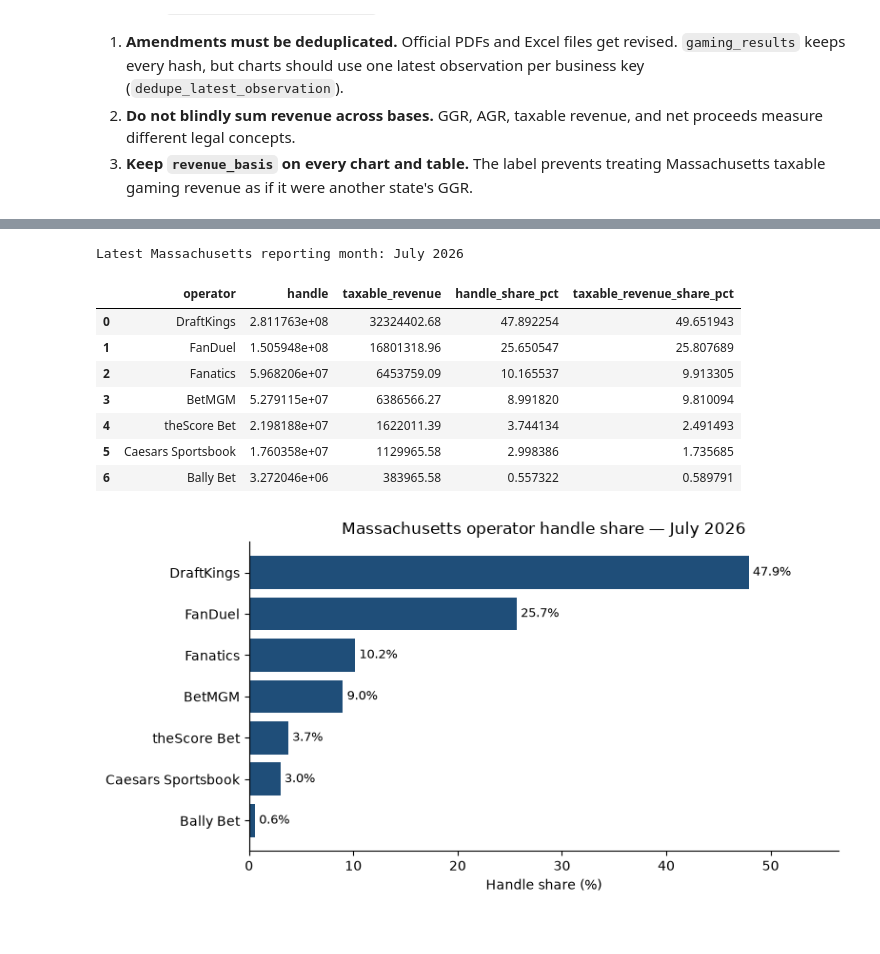
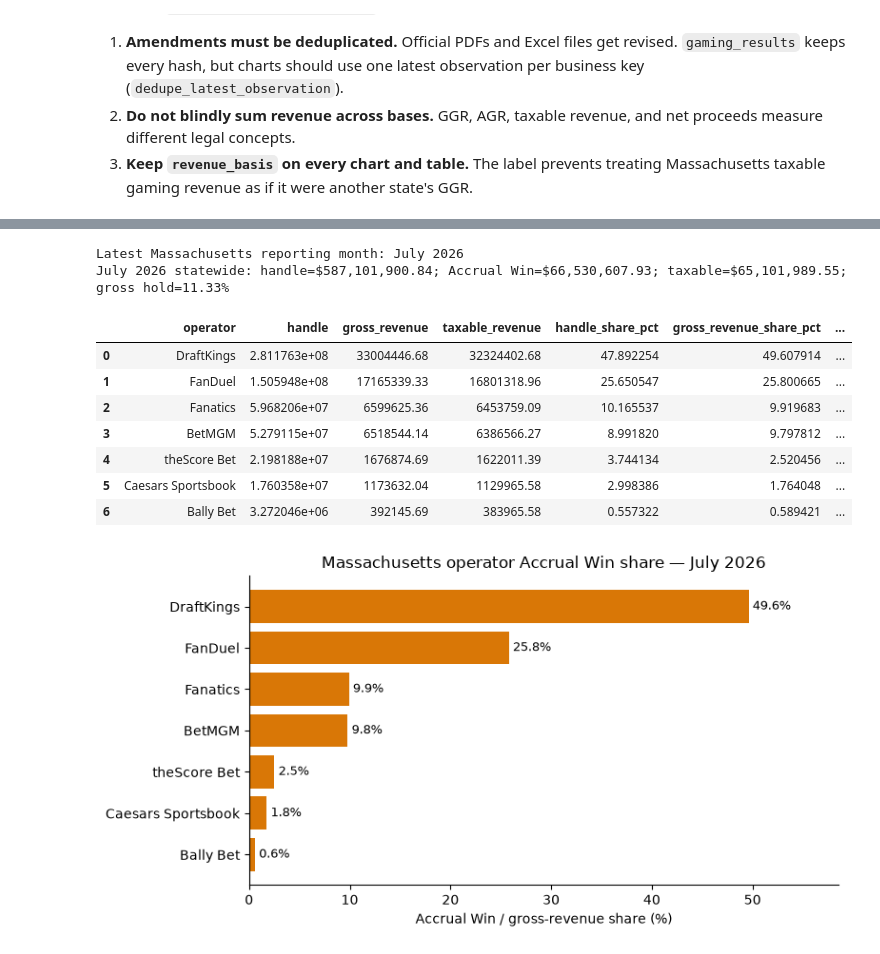
Before and after one commit to seangelb/researchOS, a Jupyter notebook: notebooks/40_sqlite_ggr_analysis.ipynb, the cells around one changed output, grey strips where cells are left out. Cells and saved outputs as stored; diff of their text form; code cells hidden in the pictures.

Commit message:
Refresh gaming analysis and cross-state methodology after MA enrichment
Co-authored-by: Cursor <cursoragent@cursor.com>

```diff
--- a/notebooks/40_sqlite_ggr_analysis.ipynb
+++ b/notebooks/40_sqlite_ggr_analysis.ipynb
@@ -222,5 +234,6 @@ display(ma_monthly.tail(3))
 # %%
 COLOR_HANDLE = "#1f4e79"
+COLOR_ACCRUAL = "#d97706"
 COLOR_TAXABLE = "#2a9d8f"
 COLOR_HOLD = "#bc4749"
 
@@ -235,29 +248,40 @@ axes[0].spines["right"].set_visible(False)
 
 axes[1].plot(
     ma_monthly["period_start"],
+    ma_monthly["gross_revenue"] / 1e6,
+    color=COLOR_ACCRUAL,
+    linewidth=2,
+    label="Accrual Win",
+)
+axes[1].plot(
+    ma_monthly["period_start"],
     ma_monthly["taxable_revenue"] / 1e6,
     color=COLOR_TAXABLE,
     linewidth=2,
+    label="Taxable Gaming Revenue",
 )
 axes[1].set_ylabel("USD millions")
-axes[1].set_title("Massachusetts monthly taxable gaming revenue")
+axes[1].set_title("Massachusetts Accrual Win and Taxable Gaming Revenue")
+axes[1].legend(frameon=False, loc="upper left")
 axes[1].grid(axis="y", linestyle=":", alpha=0.5)
 axes[1].spines["top"].set_visible(False)
 axes[1].spines["right"].set_visible(False)
 
 axes[2].plot(
     ma_monthly["period_start"],
-    ma_monthly["taxable_revenue_hold_pct"],
+    ma_monthly["gross_hold_pct"],
     color=COLOR_HOLD,
     linewidth=2,
 )
 axes[2].set_ylabel("Hold %")
-axes[2].set_title("Massachusetts taxable-revenue hold percentage")
+axes[2].set_title("Massachusetts gross hold (Accrual Win / settled handle)")
 axes[2].grid(axis="y", linestyle=":", alpha=0.5)
 axes[2].spines["top"].set_visible(False)
 axes[2].spines["right"].set_visible(False)
 
-locator = mdates.MonthLocator(bymonth=(1, 7))
+locator = mdates.AutoDateLocator(minticks=4, maxticks=7)
+locator.intervald[mdates.YEARLY] = [1, 2]
+locator.intervald[mdates.MONTHLY] = [1, 2, 3, 4, 6]
 formatter = mdates.ConciseDateFormatter(locator)
 for axis in axes:
     axis.xaxis.set_major_locator(locator)
@@ -270,50 +294,64 @@ plt.show()
 # %%
 latest_ma_month = ma_monthly["period_start"].iloc[-1]
 latest_ma_label = latest_ma_month.strftime("%B %Y")
 print(f"Latest Massachusetts reporting month: {latest_ma_label}")
+assert latest_ma_label == "July 2026", f"Expected July 2026 as latest MA month, got {latest_ma_label}"
 
 ma_latest_ops = ma_operators.loc[
     pd.to_datetime(ma_operators["period_start"]) == latest_ma_month
 ].copy()
-handle_total = ma_latest_ops["handle"].sum()
-taxable_total = ma_latest_ops["taxable_revenue"].sum()
+handle_total = float(ma_latest_ops["handle"].sum())
+gross_total = float(ma_latest_ops["gross_revenue"].sum())
+taxable_total = float(ma_latest_ops["taxable_revenue"].sum())
+gross_hold_pct = 100.0 * gross_total / handle_total
 
-ma_shares = ma_latest_ops.loc[:, ["operator", "handle", "taxable_revenue"]].copy()
+print(
+    f"{latest_ma_label} statewide: handle=${handle_total:,.2f}; "
+    f"Accrual Win=${gross_total:,.2f}; taxable=${taxable_total:,.2f}; "
+    f"gross hold={gross_hold_pct:.2f}%"
+)
+
+ma_shares = ma_latest_ops.loc[
+    :, ["operator", "handle", "gross_revenue", "taxable_revenue"]
+].copy()
 ma_shares["handle_share_pct"] = 100.0 * ma_shares["handle"] / handle_total
+ma_shares["gross_revenue_share_pct"] = 100.0 * ma_shares["gross_revenue"] / gross_total
 ma_shares["taxable_revenue_share_pct"] = 100.0 * ma_shares["taxable_revenue"] / taxable_total
-ma_shares = ma_shares.sort_values("handle_share_pct", ascending=False).reset_index(drop=True)
+ma_shares["gross_hold_pct"] = 100.0 * ma_shares["gross_revenue"] / ma_shares["handle"]
+ma_shares = ma_shares.sort_values("gross_revenue_share_pct", ascending=False).reset_index(drop=True)
 display(ma_shares)
 
-plot_frame = ma_shares.sort_values("handle_share_pct")
+plot_frame = ma_shares.sort_values("gross_revenue_share_pct")
 fig, ax = plt.subplots(figsize=(8, 4.2))
-bars = ax.barh(plot_frame["operator"], plot_frame["handle_share_pct"], color=COLOR_HANDLE)
-ax.set_xlabel("Handle share (%)")
-ax.set_title(f"Massachusetts operator handle share — {latest_ma_label}")
-ax.set_xlim(0, plot_frame["handle_share_pct"].max() * 1.18)
+bars = ax.barh(plot_frame["operator"], plot_frame["gross_revenue_share_pct"], color=COLOR_ACCRUAL)
+ax.set_xlabel("Accrual Win / gross-revenue share (%)")
+ax.set_title(f"Massachusetts operator Accrual Win share — {latest_ma_label}")
+ax.set_xlim(0, plot_frame["gross_revenue_share_pct"].max() * 1.18)
 ax.spines["top"].set_visible(False)
 ax.spines["right"].set_visible(False)
 ax.grid(False)
-for bar, value in zip(bars, plot_frame["handle_share_pct"]):
+for bar, value in zip(bars, plot_frame["gross_revenue_share_pct"]):
     ax.text(
         value + 0.4,
         bar.get_y() + bar.get_height() / 2,
         f"{value:.1f}%",
         va="center",
         fontsize=9,
     )
 fig.tight_layout()
 plt.show()
 # %% [output]
 Latest Massachusetts reporting month: July 2026
+July 2026 statewide: handle=$587,101,900.84; Accrual Win=$66,530,607.93; taxable=$65,101,989.55; gross hold=11.33%
-|  | operator | handle | taxable_revenue | handle_share_pct | taxable_revenue_share_pct |
-| 0 | DraftKings | 2.811763e+08 | 32324402.68 | 47.892254 | 49.651943 |
-| 1 | FanDuel | 1.505948e+08 | 16801318.96 | 25.650547 | 25.807689 |
-| 2 | Fanatics | 5.968206e+07 | 6453759.09 | 10.165537 | 9.913305 |
-| 3 | BetMGM | 5.279115e+07 | 6386566.27 | 8.991820 | 9.810094 |
-| 4 | theScore Bet | 2.198188e+07 | 1622011.39 | 3.744134 | 2.491493 |
-| 5 | Caesars Sportsbook | 1.760358e+07 | 1129965.58 | 2.998386 | 1.735685 |
-| 6 | Bally Bet | 3.272046e+06 | 383965.58 | 0.557322 | 0.589791 |
+|  | operator | handle | gross_revenue | taxable_revenue | handle_share_pct | gross_revenue_share_pct | ... |
+| 0 | DraftKings | 2.811763e+08 | 33004446.68 | 32324402.68 | 47.892254 | 49.607914 | ... |
+| 1 | FanDuel | 1.505948e+08 | 17165339.33 | 16801318.96 | 25.650547 | 25.800665 | ... |
+| 2 | Fanatics | 5.968206e+07 | 6599625.36 | 6453759.09 | 10.165537 | 9.919683 | ... |
+| 3 | BetMGM | 5.279115e+07 | 6518544.14 | 6386566.27 | 8.991820 | 9.797812 | ... |
+| 4 | theScore Bet | 2.198188e+07 | 1676874.69 | 1622011.39 | 3.744134 | 2.520456 | ... |
+| 5 | Caesars Sportsbook | 1.760358e+07 | 1173632.04 | 1129965.58 | 2.998386 | 1.764048 | ... |
+| 6 | Bally Bet | 3.272046e+06 | 392145.69 | 383965.58 | 0.557322 | 0.589421 | ... |
-[figure, old version]
+[figure, new version]
 # %% [markdown]
 ## Comparable multi-state online sportsbooks (monthly GGR only)
 
```
Also changed, not shown: parts of 10 cells of this notebook, 1 other file.
